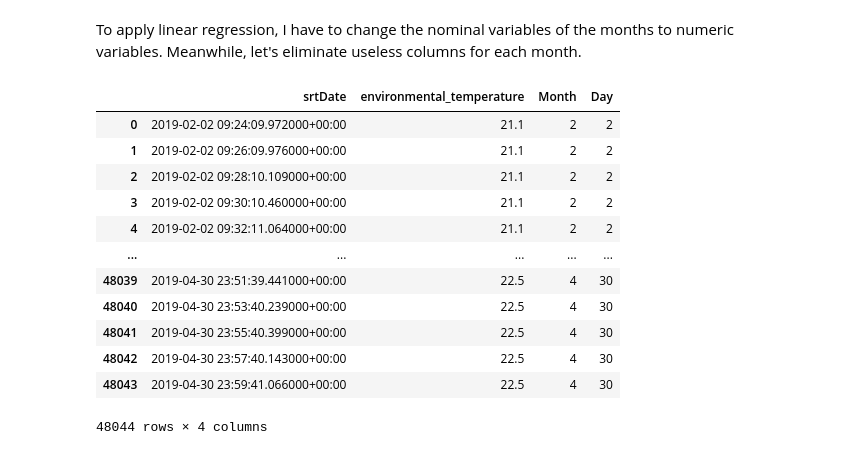
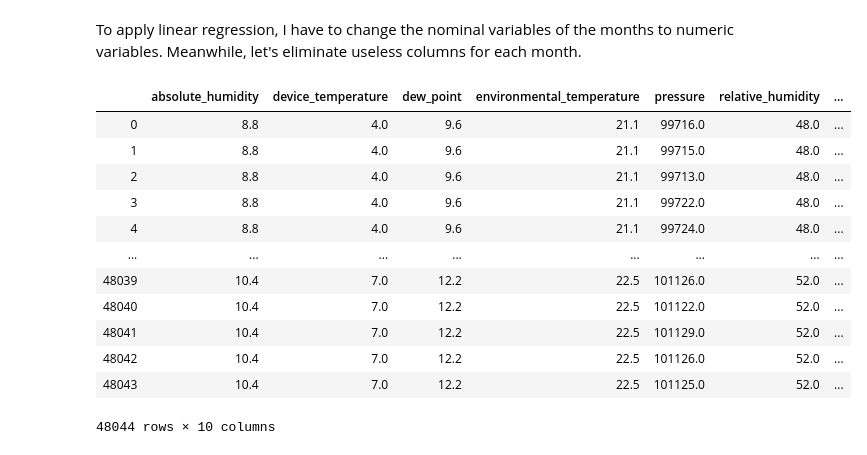
Before and after one commit to IvanComp/EDA-EnterpriseDataAnalytics-project, a Jupyter notebook: Jupyter Notebooks/4 - Prediction model.ipynb, the cells around one changed output. Cells and saved outputs as stored; diff of their text form; code cells hidden in the pictures.

Commit message:
Generated the prediction model and it's file

```diff
--- a/Jupyter Notebooks/4 - Prediction model.ipynb
+++ b/Jupyter Notebooks/4 - Prediction model.ipynb
@@ -54,35 +70,50 @@ The average environmental temperature in April was: 22.53172182967599
 # %% [markdown]
 To apply linear regression, I have to change the nominal variables of the months to numeric variables.
 Meanwhile, let's eliminate useless columns for each month.
-# %%
-dfFEB= pd.read_csv("../Ivan Compagnucci/EDA-EnterpriseDataAnalytics-project/Data/Prediction data/environmentalFEB.csv", usecols=["srtDate","environmental_temperature","Month","Day"])
-dfFEB['srtDate'] = pd.to_datetime(dfFEB['srtDate'],utc=True)
-dfFEB['Month'] = dfFEB['srtDate'].dt.month
-
-dfMAR= pd.read_csv("../Ivan Compagnucci/EDA-EnterpriseDataAnalytics-project/Data/Prediction data/environmentalMAR.csv", usecols=["srtDate","environmental_temperature","Month","Day"])
-dfMAR['srtDate'] = pd.to_datetime(dfMAR['srtDate'],utc=True)
-dfMAR['Month'] = dfMAR['srtDate'].dt.month
-
-dfAPR= pd.read_csv("../Ivan Compagnucci/EDA-EnterpriseDataAnalytics-project/Data/Prediction data/environmentalAPR.csv", usecols=["srtDate","environmental_temperature","Month","Day"])
-dfAPR['srtDate'] = pd.to_datetime(dfAPR['srtDate'],utc=True)
-dfAPR['Month'] = dfAPR['srtDate'].dt.month
-
-df= pd.read_csv("../Ivan Compagnucci/EDA-EnterpriseDataAnalytics-project/Data/Prediction data/environmental.csv", usecols=["srtDate","environmental_temperature","Month","Day"])
-df['srtDate'] = pd.to_datetime(df['srtDate'],utc=True)
-df['Month'] = df['srtDate'].dt.month
-
-df
-# %% [output]
-|  | srtDate | environmental_temperature | Month | Day |
-| 0 | 2019-02-02 09:24:09.972000+00:00 | 21.1 | 2 | 2 |
-| 1 | 2019-02-02 09:26:09.976000+00:00 | 21.1 | 2 | 2 |
-| 2 | 2019-02-02 09:28:10.109000+00:00 | 21.1 | 2 | 2 |
-| 3 | 2019-02-02 09:30:10.460000+00:00 | 21.1 | 2 | 2 |
-| 4 | 2019-02-02 09:32:11.064000+00:00 | 21.1 | 2 | 2 |
-| ... | ... | ... | ... | ... |
-| 48039 | 2019-04-30 23:51:39.441000+00:00 | 22.5 | 4 | 30 |
-| 48040 | 2019-04-30 23:53:40.239000+00:00 | 22.5 | 4 | 30 |
-| 48041 | 2019-04-30 23:55:40.399000+00:00 | 22.5 | 4 | 30 |
-| 48042 | 2019-04-30 23:57:40.143000+00:00 | 22.5 | 4 | 30 |
-| 48043 | 2019-04-30 23:59:41.066000+00:00 | 22.5 | 4 | 30 |
-48044 rows × 4 columns
+# %%
+dfFEB= pd.read_csv("../Ivan Compagnucci/EDA-EnterpriseDataAnalytics-project/Data/Prediction data/environmentalFEB.csv")
+dfFEB['srtDate'] = pd.to_datetime(dfFEB['srtDate'],utc=True)
+dfFEB['Month'] = dfFEB['srtDate'].dt.month
+dfFEB['Time'] = dfFEB['srtDate'].dt.strftime("%H:%M:%S")
+dfFEB.to_csv("../Ivan Compagnucci/EDA-EnterpriseDataAnalytics-project/Data/Prediction data/environmentalFEB.csv", index=False)
+dfFEB= pd.read_csv("../Ivan Compagnucci/EDA-EnterpriseDataAnalytics-project/Data/Prediction data/environmentalFEB.csv", usecols=['absolute_humidity','device_temperature','dew_point','environmental_temperature','pressure','relative_humidity','sequence_number','Month','Day','Time'])
+dfFEB.to_csv("../Ivan Compagnucci/EDA-EnterpriseDataAnalytics-project/Data/Prediction data/environmentalFEB.csv",index=False)
+
+dfMAR= pd.read_csv("../Ivan Compagnucci/EDA-EnterpriseDataAnalytics-project/Data/Prediction data/environmentalMAR.csv")
+dfMAR['srtDate'] = pd.to_datetime(dfMAR['srtDate'],utc=True)
+dfMAR['Month'] = dfMAR['srtDate'].dt.month
+dfMAR['Time'] = dfMAR['srtDate'].dt.strftime("%H:%M:%S")
+dfMAR.to_csv("../Ivan Compagnucci/EDA-EnterpriseDataAnalytics-project/Data/Prediction data/environmentalMAR.csv", index=False)
+dfMAR= pd.read_csv("../Ivan Compagnucci/EDA-EnterpriseDataAnalytics-project/Data/Prediction data/environmentalMAR.csv", usecols=['absolute_humidity','device_temperature','dew_point','environmental_temperature','pressure','relative_humidity','sequence_number','Month','Day','Time'])
+dfMAR.to_csv("../Ivan Compagnucci/EDA-EnterpriseDataAnalytics-project/Data/Prediction data/environmentalMAR.csv",index=False)
+
+dfAPR= pd.read_csv("../Ivan Compagnucci/EDA-EnterpriseDataAnalytics-project/Data/Prediction data/environmentalAPR.csv")
+dfAPR['srtDate'] = pd.to_datetime(dfAPR['srtDate'],utc=True)
+dfAPR['Month'] = dfAPR['srtDate'].dt.month
+dfAPR['Time'] = dfAPR['srtDate'].dt.strftime("%H:%M:%S")
+dfAPR.to_csv("../Ivan Compagnucci/EDA-EnterpriseDataAnalytics-project/Data/Prediction data/environmentalAPR.csv", index=False)
+dfAPR= pd.read_csv("../Ivan Compagnucci/EDA-EnterpriseDataAnalytics-project/Data/Prediction data/environmentalAPR.csv", usecols=['absolute_humidity','device_temperature','dew_point','environmental_temperature','pressure','relative_humidity','sequence_number','Month','Day','Time'])
+dfAPR.to_csv("../Ivan Compagnucci/EDA-EnterpriseDataAnalytics-project/Data/Prediction data/environmentalAPR.csv",index=False)
+
+df= pd.read_csv("../Ivan Compagnucci/EDA-EnterpriseDataAnalytics-project/Data/Prediction data/environmental.csv")
+df['srtDate'] = pd.to_datetime(df['srtDate'],utc=True)
+df['Month'] = df['srtDate'].dt.month
+df['Time'] = df['srtDate'].dt.strftime("%H:%M:%S")
+df.to_csv("../Ivan Compagnucci/EDA-EnterpriseDataAnalytics-project/Data/Prediction data/environmental.csv",index=False)
+df= pd.read_csv("../Ivan Compagnucci/EDA-EnterpriseDataAnalytics-project/Data/Prediction data/environmental.csv", usecols=['absolute_humidity','device_temperature','dew_point','environmental_temperature','pressure','relative_humidity','sequence_number','Month','Day','Time'])
+df.to_csv("../Ivan Compagnucci/EDA-EnterpriseDataAnalytics-project/Data/Prediction data/environmental.csv",index=False)
+df
+# %% [output]
+|  | absolute_humidity | device_temperature | dew_point | environmental_temperature | pressure | relative_humidity | ... |
+| 0 | 8.8 | 4.0 | 9.6 | 21.1 | 99716.0 | 48.0 | ... |
+| 1 | 8.8 | 4.0 | 9.6 | 21.1 | 99715.0 | 48.0 | ... |
+| 2 | 8.8 | 4.0 | 9.6 | 21.1 | 99713.0 | 48.0 | ... |
+| 3 | 8.8 | 4.0 | 9.6 | 21.1 | 99722.0 | 48.0 | ... |
+| 4 | 8.8 | 4.0 | 9.6 | 21.1 | 99724.0 | 48.0 | ... |
+| ... | ... | ... | ... | ... | ... | ... | ... |
+| 48039 | 10.4 | 7.0 | 12.2 | 22.5 | 101126.0 | 52.0 | ... |
+| 48040 | 10.4 | 7.0 | 12.2 | 22.5 | 101122.0 | 52.0 | ... |
+| 48041 | 10.4 | 7.0 | 12.2 | 22.5 | 101129.0 | 52.0 | ... |
+| 48042 | 10.4 | 7.0 | 12.2 | 22.5 | 101126.0 | 52.0 | ... |
+| 48043 | 10.4 | 7.0 | 12.2 | 22.5 | 101125.0 | 52.0 | ... |
+48044 rows × 10 columns
```
Also changed, not shown: parts of 19 cells of this notebook, 6 other files.
